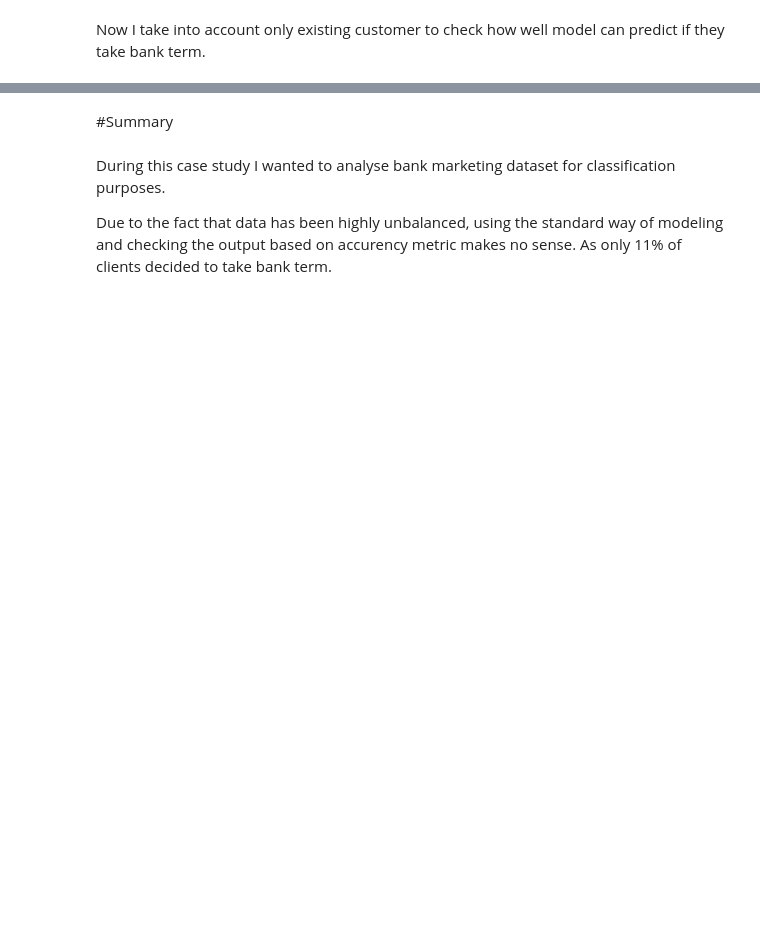
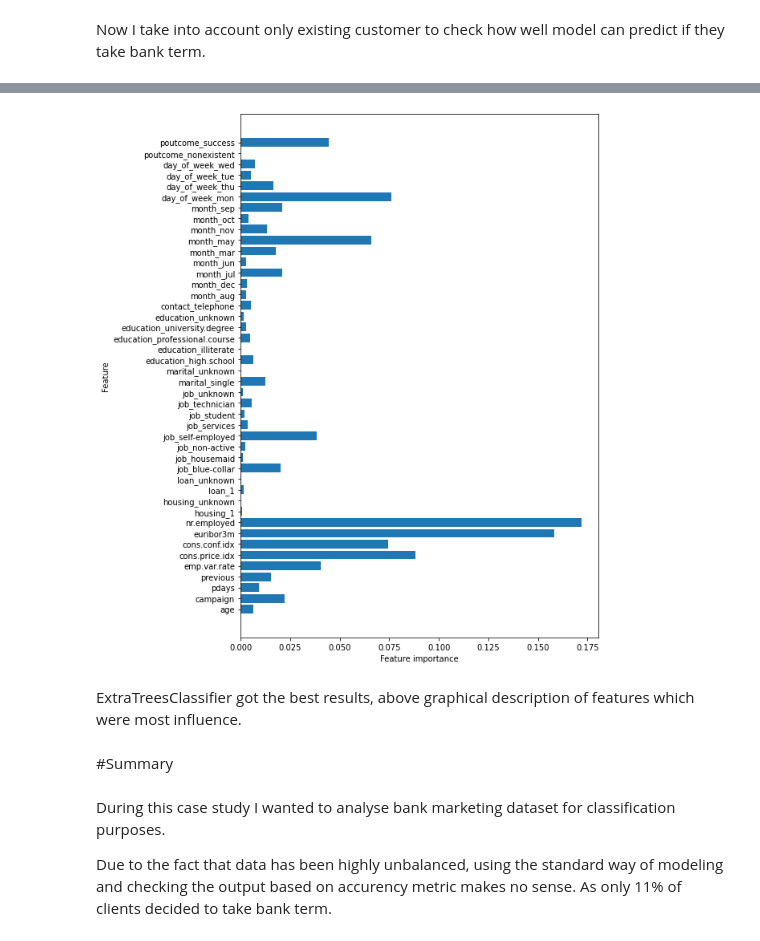
Before and after one commit to czokw1/ml-predict-bank-deposit, a Jupyter notebook: data_analysis.ipynb, the cells around one changed output, grey strips where cells are left out. Saved outputs shown, nothing was run; the diff lists cells and outputs as text; code cells hidden in the pictures; blank space fills up the shorter version.

```diff
--- a/data_analysis.ipynb
+++ b/data_analysis.ipynb
@@ -2994,0 +1179,3 @@ The modeling idea of focusing on existing clients got good results.
+# %%
+model_ee = ExtraTreesClassifier(max_depth=10,max_leaf_nodes=10,n_estimators=50)
+model_ee.fit(X_train_curr_cust,y_train_curr_cust).predict(X_test_curr_cust)
@@ -2995,3 +1200,20 @@ The modeling idea of focusing on existing clients got good results.
+# %%
+def plot_feature_importances(model):
+    '''
+    Visualization for feature importance
+    '''
+    n_features = X_train_curr_cust.shape[1]
+    plt.figure(figsize=(8,12))
+    plt.barh(range(n_features), model.feature_importances_, align='center')
+    plt.yticks(np.arange(n_features), features)
+    plt.xlabel("Feature importance")
+    plt.ylabel("Feature")
+# %%
+plot_feature_importances(model_ee)
+# %% [output]
+[figure, added]
+# %% [markdown]
+ExtraTreesClassifier got the best results, above graphical description of features which were most influence.
 # %% [markdown]
 #Summary
 # %% [markdown]
```
Also changed, not shown: parts of 328 cells of this notebook.
